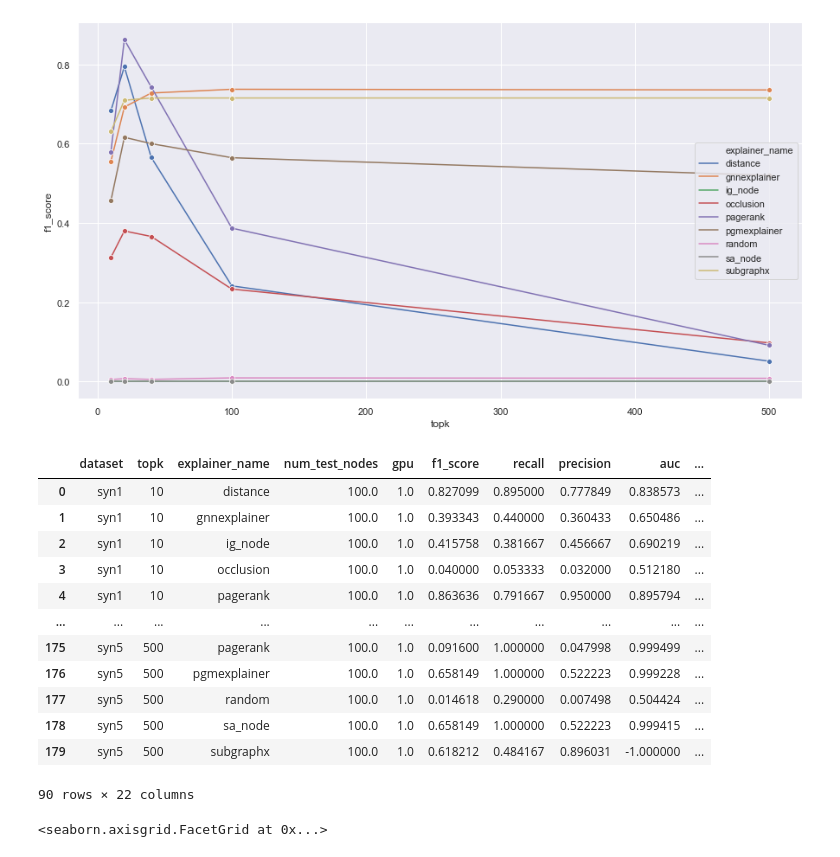
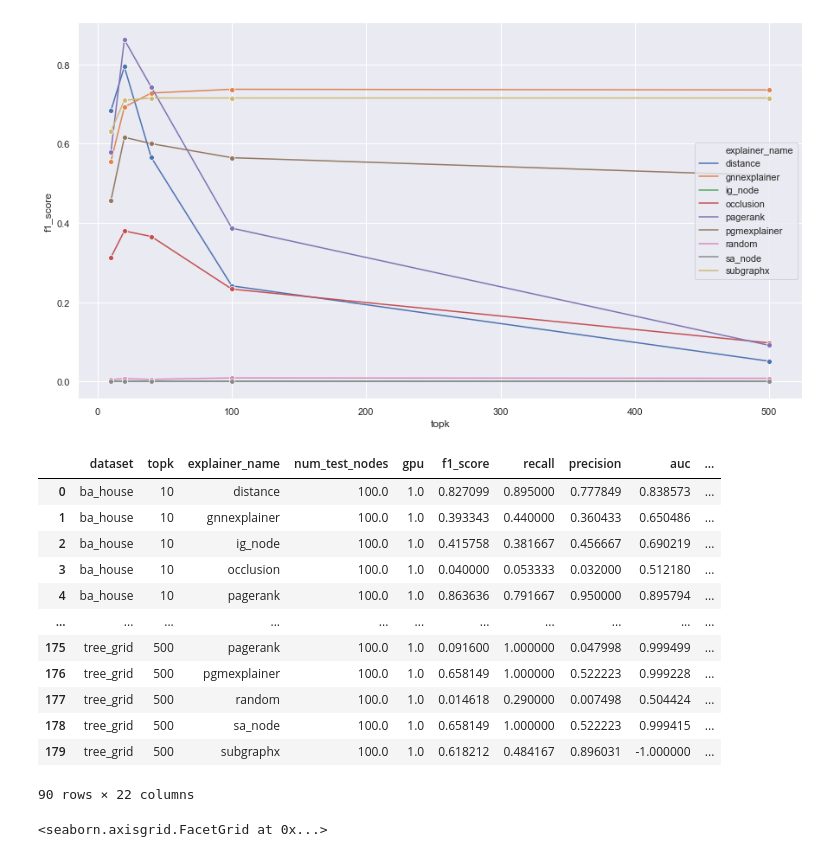
Before and after one commit to GraphFramEx/graphframex, a Jupyter notebook: notebooks/Results_Analysis.ipynb, the cells around one changed output. Saved outputs shown, nothing was run; the diff lists cells and outputs as text; code cells hidden in the pictures.

```diff
--- a/notebooks/Results_Analysis.ipynb
+++ b/notebooks/Results_Analysis.ipynb
@@ -757,21 +757,21 @@ sns.lineplot(
 <matplotlib.axes._subplots.AxesSubplot at 0x...>
 [figure]
 # %%
-df_small = df[df['dataset'].isin(['syn1', 'syn5'])]
+df_small = df[df['dataset'].isin(['ba_house', 'tree_grid'])]
 df_small
 # %% [output]
 |  | dataset | topk | explainer_name | num_test_nodes | gpu | f1_score | recall | precision | auc | ... |
-| 0 | syn1 | 10 | distance | 100.0 | 1.0 | 0.827099 | 0.895000 | 0.777849 | 0.838573 | ... |
-| 1 | syn1 | 10 | gnnexplainer | 100.0 | 1.0 | 0.393343 | 0.440000 | 0.360433 | 0.650486 | ... |
-| 2 | syn1 | 10 | ig_node | 100.0 | 1.0 | 0.415758 | 0.381667 | 0.456667 | 0.690219 | ... |
-| 3 | syn1 | 10 | occlusion | 100.0 | 1.0 | 0.040000 | 0.053333 | 0.032000 | 0.512180 | ... |
-| 4 | syn1 | 10 | pagerank | 100.0 | 1.0 | 0.863636 | 0.791667 | 0.950000 | 0.895794 | ... |
+| 0 | ba_house | 10 | distance | 100.0 | 1.0 | 0.827099 | 0.895000 | 0.777849 | 0.838573 | ... |
+| 1 | ba_house | 10 | gnnexplainer | 100.0 | 1.0 | 0.393343 | 0.440000 | 0.360433 | 0.650486 | ... |
+| 2 | ba_house | 10 | ig_node | 100.0 | 1.0 | 0.415758 | 0.381667 | 0.456667 | 0.690219 | ... |
+| 3 | ba_house | 10 | occlusion | 100.0 | 1.0 | 0.040000 | 0.053333 | 0.032000 | 0.512180 | ... |
+| 4 | ba_house | 10 | pagerank | 100.0 | 1.0 | 0.863636 | 0.791667 | 0.950000 | 0.895794 | ... |
 | ... | ... | ... | ... | ... | ... | ... | ... | ... | ... | ... |
-| 175 | syn5 | 500 | pagerank | 100.0 | 1.0 | 0.091600 | 1.000000 | 0.047998 | 0.999499 | ... |
-| 176 | syn5 | 500 | pgmexplainer | 100.0 | 1.0 | 0.658149 | 1.000000 | 0.522223 | 0.999228 | ... |
-| 177 | syn5 | 500 | random | 100.0 | 1.0 | 0.014618 | 0.290000 | 0.007498 | 0.504424 | ... |
-| 178 | syn5 | 500 | sa_node | 100.0 | 1.0 | 0.658149 | 1.000000 | 0.522223 | 0.999415 | ... |
-| 179 | syn5 | 500 | subgraphx | 100.0 | 1.0 | 0.618212 | 0.484167 | 0.896031 | -1.000000 | ... |
+| 175 | tree_grid | 500 | pagerank | 100.0 | 1.0 | 0.091600 | 1.000000 | 0.047998 | 0.999499 | ... |
+| 176 | tree_grid | 500 | pgmexplainer | 100.0 | 1.0 | 0.658149 | 1.000000 | 0.522223 | 0.999228 | ... |
+| 177 | tree_grid | 500 | random | 100.0 | 1.0 | 0.014618 | 0.290000 | 0.007498 | 0.504424 | ... |
+| 178 | tree_grid | 500 | sa_node | 100.0 | 1.0 | 0.658149 | 1.000000 | 0.522223 | 0.999415 | ... |
+| 179 | tree_grid | 500 | subgraphx | 100.0 | 1.0 | 0.618212 | 0.484167 | 0.896031 | -1.000000 | ... |
 90 rows × 22 columns
 # %%
 sns.set()
```
Also changed, not shown: parts of 30 cells of this notebook, 15 other files.
